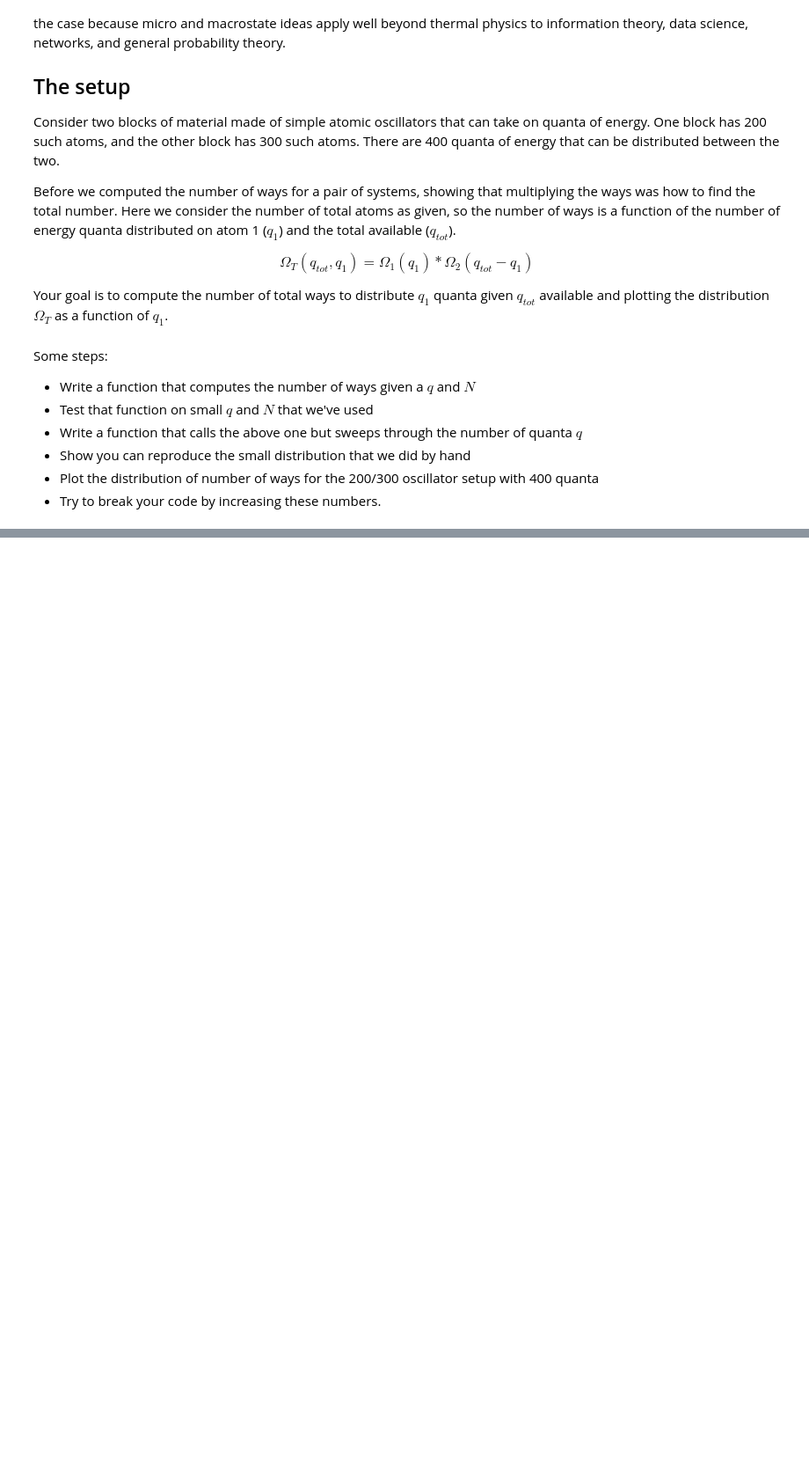
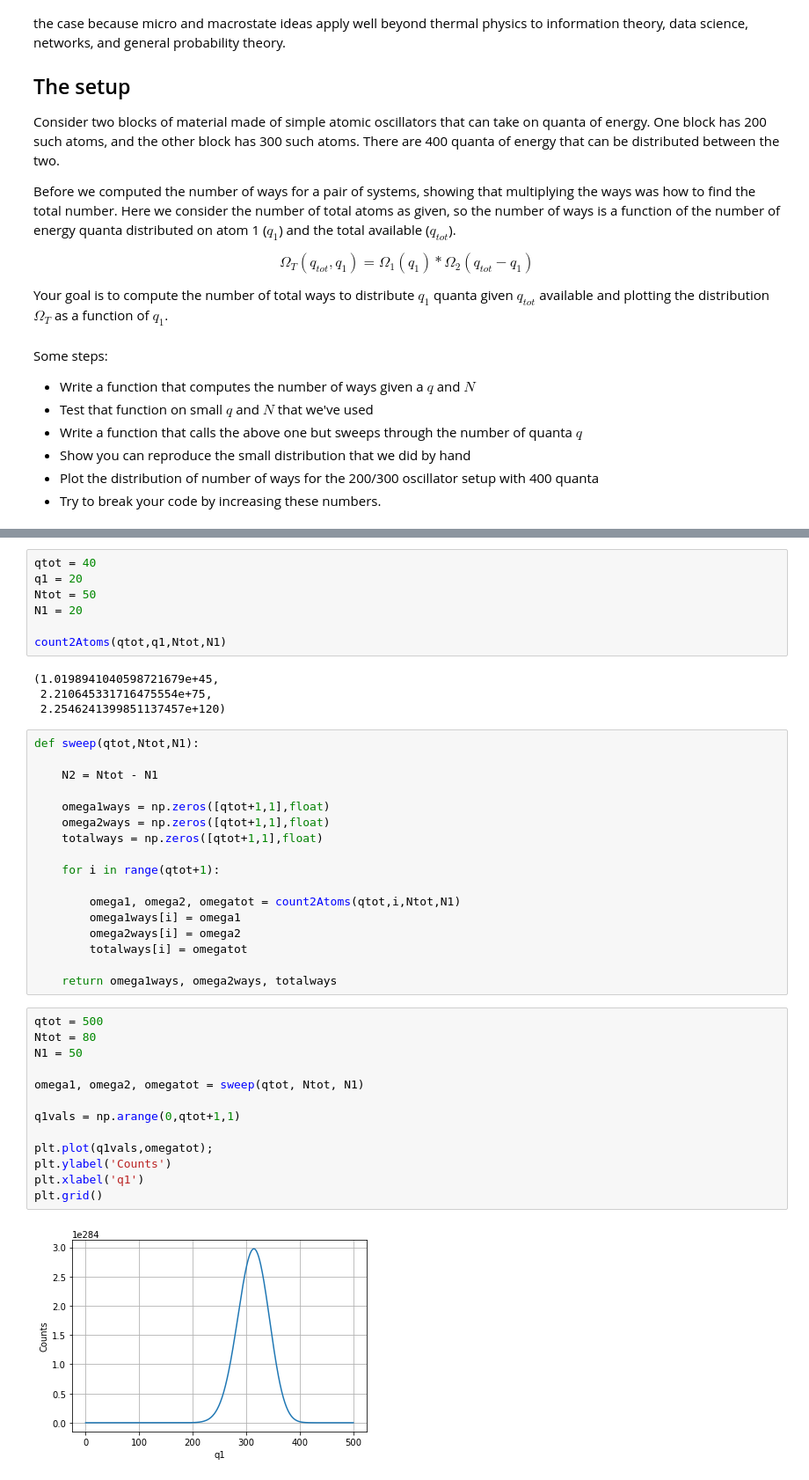
Before and after one commit to dannycab/phy415msu, a Jupyter notebook: MMIPbook/_build/jupyter_execute/content/4_randomness/activity_thermal_contact.ipynb, the cells around one changed output, grey strips where cells are left out. Shown at 88% size. Drawn from its saved outputs; the diff is of its cells as text; blank space fills up the shorter version.

```diff
--- a/MMIPbook/_build/jupyter_execute/content/4_randomness/activity_thermal_contact.ipynb
+++ b/MMIPbook/_build/jupyter_execute/content/4_randomness/activity_thermal_contact.ipynb
@@ -33,0 +56,43 @@ Some steps:
+# %%
+qtot = 40
+q1 = 20
+Ntot = 50
+N1 = 20
+
+count2Atoms(qtot,q1,Ntot,N1)
+# %% [output]
+(1.0198941040598721679e+45,
+ 2.210645331716475554e+75,
+ 2.2546241399851137457e+120)
+# %%
+def sweep(qtot,Ntot,N1):
+
+    N2 = Ntot - N1
+
+    omega1ways = np.zeros([qtot+1,1],float)
+    omega2ways = np.zeros([qtot+1,1],float)
+    totalways = np.zeros([qtot+1,1],float)
+
+    for i in range(qtot+1):
+
+        omega1, omega2, omegatot = count2Atoms(qtot,i,Ntot,N1)
+        omega1ways[i] = omega1
+        omega2ways[i] = omega2
+        totalways[i] = omegatot
+
+    return omega1ways, omega2ways, totalways
+# %%
+qtot = 500
+Ntot = 80
+N1 = 50
+
+omega1, omega2, omegatot = sweep(qtot, Ntot, N1)
+
+q1vals = np.arange(0,qtot+1,1)
+
+plt.plot(q1vals,omegatot);
+plt.ylabel('Counts')
+plt.xlabel('q1')
+plt.grid()
+# %% [output]
+[figure, added]
```
Also changed, not shown: parts of 5 cells of this notebook, 12 other files.
